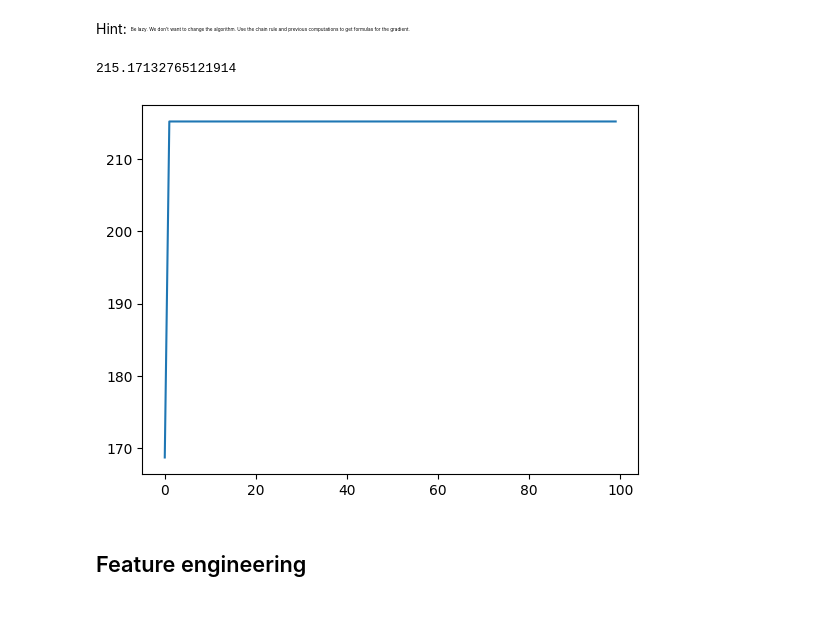
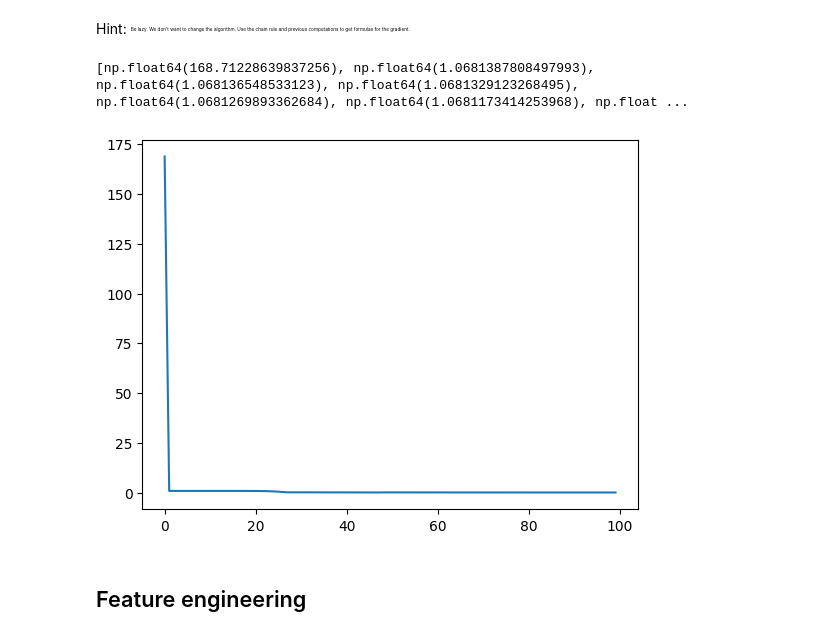
Before and after one commit to vyenn/ML2024, a Jupyter notebook: docs/DNN-Lab-1-MSLE-student-version.ipynb, the cells around one changed output. Cells and saved outputs as stored; diff of their text form; code cells hidden in the pictures.

```diff
--- a/docs/DNN-Lab-1-MSLE-student-version.ipynb
+++ b/docs/DNN-Lab-1-MSLE-student-version.ipynb
@@ -197,7 +197,7 @@ def train(
     losses = []
     for i in range(n_iterations):
       grad_w = -(2/B)*x.T @ (y-evaluate(x,w,b))
-      grad_b = -(2/B)*np.sum(evaluate(x,w,b))
+      grad_b = -(2/B)*np.sum(y-evaluate(x,w,b))
       w -= alpha * grad_w
       b -= alpha * grad_b
       if i % (n_iterations/100) == 0:
@@ -226,41 +226,42 @@ Use the chain rule and previous computations to get formulas for the gradient.
 </sup></sub></sup></sub></sup></sub>
 # %%
 def train_msle(
-    x: NDArray, y: NDArray, alpha: float = 1e+4, n_iterations: int = 100000
+    x: NDArray, y: NDArray, alpha: float = 1e-2, n_iterations: int = 1000, lrchange=1.05
 ) -> tuple[NDArray, NDArray]:
     """Gradient descent for MSLE."""
 
     #############################################
     # TODO: Optimize msle and compare the error #
     #############################################
 
     # we use chainrule on msle(y,p) = mse(log(1+y), log(1+p))
 
     B, F = x.shape
     assert y.shape == (B,)
 
     b = 0
     w = np.zeros(F)
     losses = []
     for i in range(n_iterations):
-      p = evaluate(x, w, b)
+      p = np.maximum(evaluate(x, w, b), -0.999)
 
       grad_w = -(2/B)*x.T @ ((np.log(1+y)-np.log(1+p)) / (1+p))
-      grad_b = -np.sum((2 / B) * (np.log(1+y)-np.log(1+p)) / (1 + p))
+      grad_b = -(2/B)*np.sum((np.log(1+y)-np.log(1+p)) / (1+p))
       w -= alpha * grad_w
       b -= alpha * grad_b
+      alpha = min(alpha*lrchange, 50000)
       if i % (n_iterations/100) == 0:
         losses.append(msle(p,y))
     return w,b,losses
 
 
 weights, bias, losses = train_msle(x_train, y_train)
 preds_test = evaluate(x_test,weights,bias) # TODO # -- DONE
 plt.plot(losses)
-print(losses[-1])
+print(losses)
 # %% [output]
-215.17132765121914
+[np.float64(168.71228639837256), np.float64(1.0681387808497993), np.float64(1.068136548533123), np.float64(1.0681329123268495), np.float64(1.0681269893362684), np.float64(1.0681173414253968), np.float ...
-[figure, old version]
+[figure, new version]
 # %% [markdown]
 ## Feature engineering
 # %% [markdown]
```
Also changed, not shown: parts of 2 cells of this notebook.
